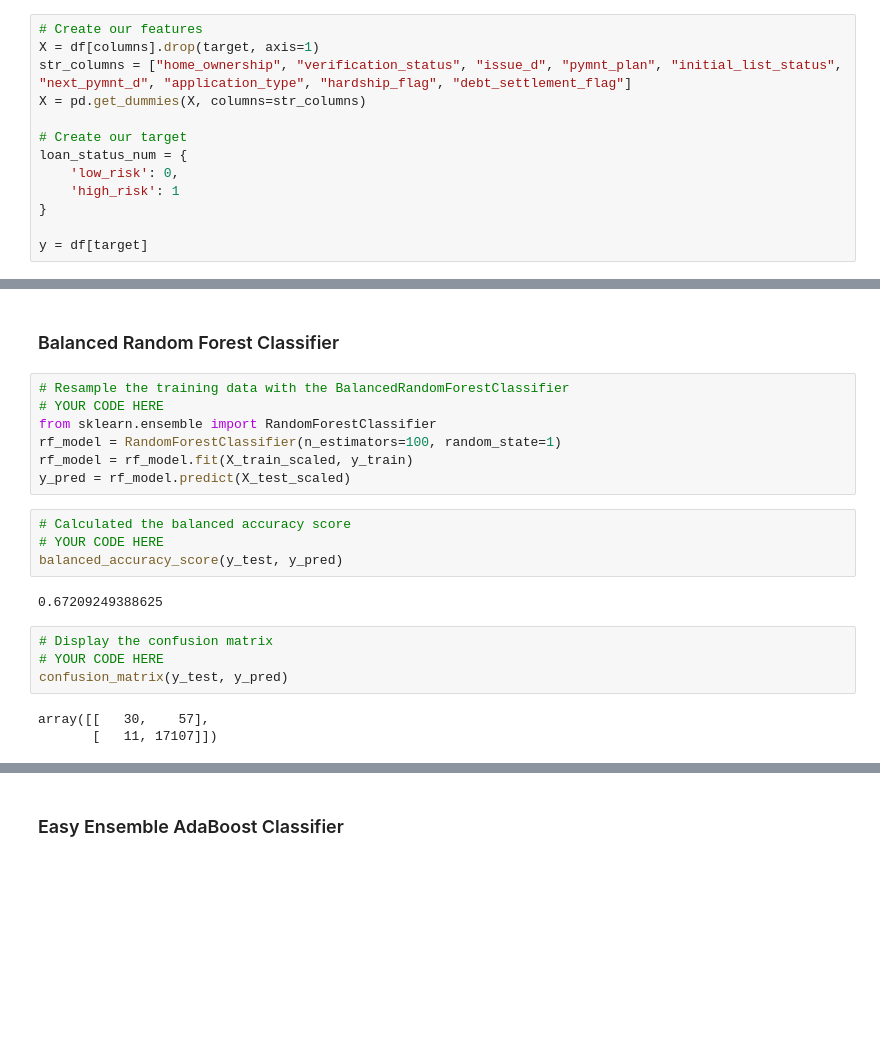
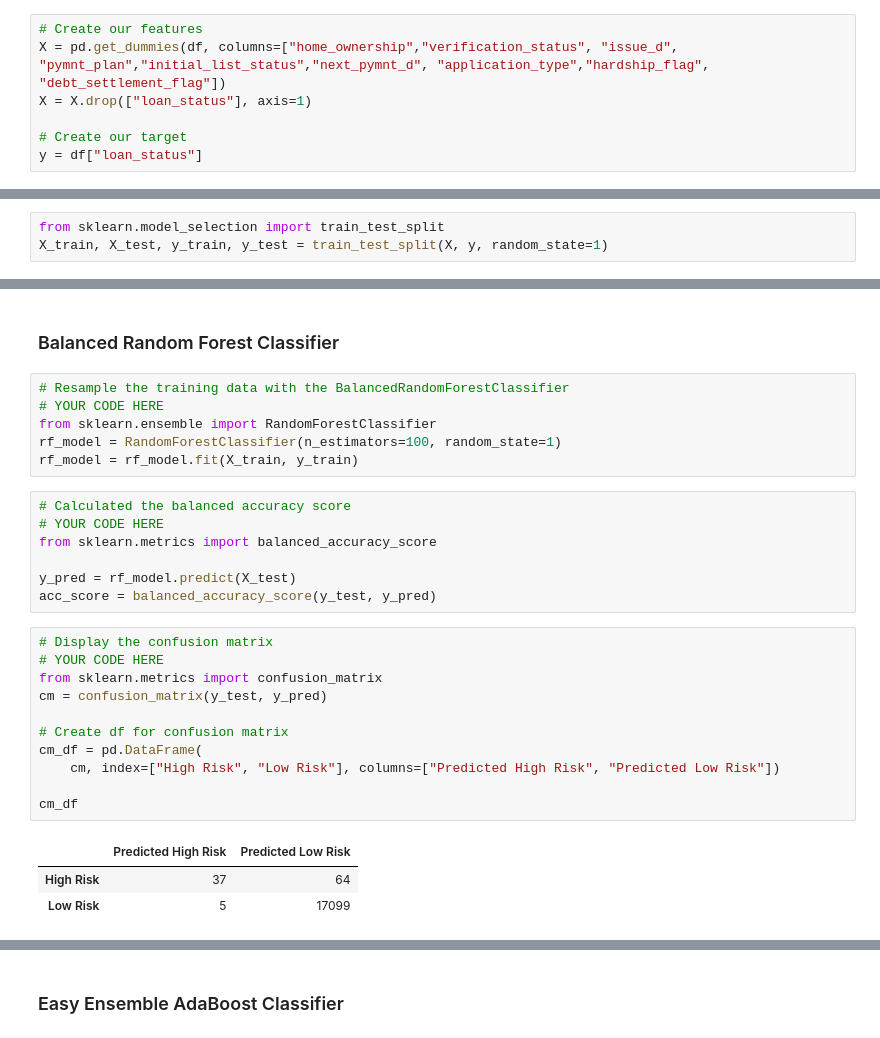
Before and after one commit to freebird793/Credit_Risk_Analysis, a Jupyter notebook: credit_risk_ensemble.ipynb, the cells around one changed output, grey strips where cells are left out. Drawn from its saved outputs; the diff is of its cells as text; blank space fills up the shorter version.

```diff
--- a/credit_risk_ensemble.ipynb
+++ b/credit_risk_ensemble.ipynb
@@ -84,17 +84,11 @@ df.head()
 # Split the Data into Training and Testing
 # %%
 # Create our features
-X = df[columns].drop(target, axis=1)
-str_columns = ["home_ownership", "verification_status", "issue_d", "pymnt_plan", "initial_list_status", "next_pymnt_d", "application_type", "hardship_flag", "debt_settlement_flag"]
-X = pd.get_dummies(X, columns=str_columns)
+X = pd.get_dummies(df, columns=["home_ownership","verification_status", "issue_d", "pymnt_plan","initial_list_status","next_pymnt_d", "application_type","hardship_flag", "debt_settlement_flag"])
+X = X.drop(["loan_status"], axis=1)
 
 # Create our target
-loan_status_num = {
-    'low_risk': 0,
-    'high_risk': 1
-}
-
-y = df[target]
+y = df["loan_status"]
 # %%
 X.describe()
 # %% [output]
@@ -132 +112,4 @@ X_test_scaled = X_scaler.transform(X_test)
+# %%
+from sklearn.model_selection import train_test_split
+X_train, X_test, y_train, y_test = train_test_split(X, y, random_state=1)
 # %% [markdown]
@@ -148,21 +132,29 @@ Note: Use a random state of 1 for each algorithm to ensure consistency between t
 # YOUR CODE HERE
 from sklearn.ensemble import RandomForestClassifier
 rf_model = RandomForestClassifier(n_estimators=100, random_state=1)
-rf_model = rf_model.fit(X_train_scaled, y_train)
-y_pred = rf_model.predict(X_test_scaled)
+rf_model = rf_model.fit(X_train, y_train)
 # %%
 # Calculated the balanced accuracy score
 # YOUR CODE HERE
-balanced_accuracy_score(y_test, y_pred)
+from sklearn.metrics import balanced_accuracy_score
+
+y_pred = rf_model.predict(X_test)
+acc_score = balanced_accuracy_score(y_test, y_pred)
-# %% [output]
-0.67209249388625
-# %%
-# Display the confusion matrix
-# YOUR CODE HERE
-confusion_matrix(y_test, y_pred)
-# %% [output]
-array([[   30,    57],
-       [   11, 17107]])
+# %%
+# Display the confusion matrix
+# YOUR CODE HERE
+from sklearn.metrics import confusion_matrix
+cm = confusion_matrix(y_test, y_pred)
+
+# Create df for confusion matrix
+cm_df = pd.DataFrame(
+    cm, index=["High Risk", "Low Risk"], columns=["Predicted High Risk", "Predicted Low Risk"])
+
+cm_df
+# %% [output]
+|  | Predicted High Risk | Predicted Low Risk |
+| High Risk | 37 | 64 |
+| Low Risk | 5 | 17099 |
 # %%
 # Print the imbalanced classification report
 # YOUR CODE HERE
```
Also changed, not shown: parts of 8 cells of this notebook, 1 other file.
